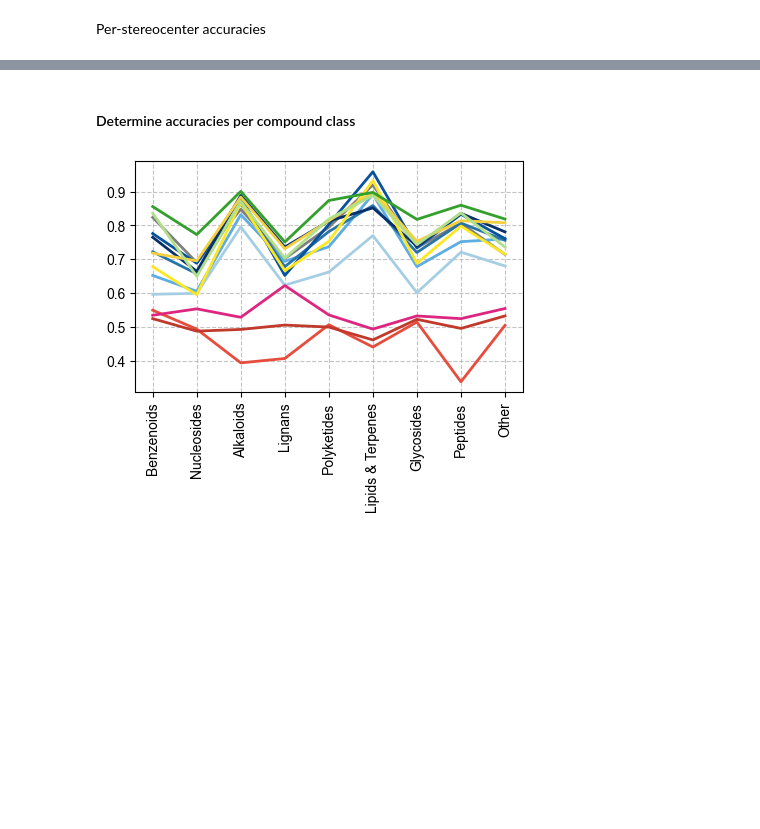
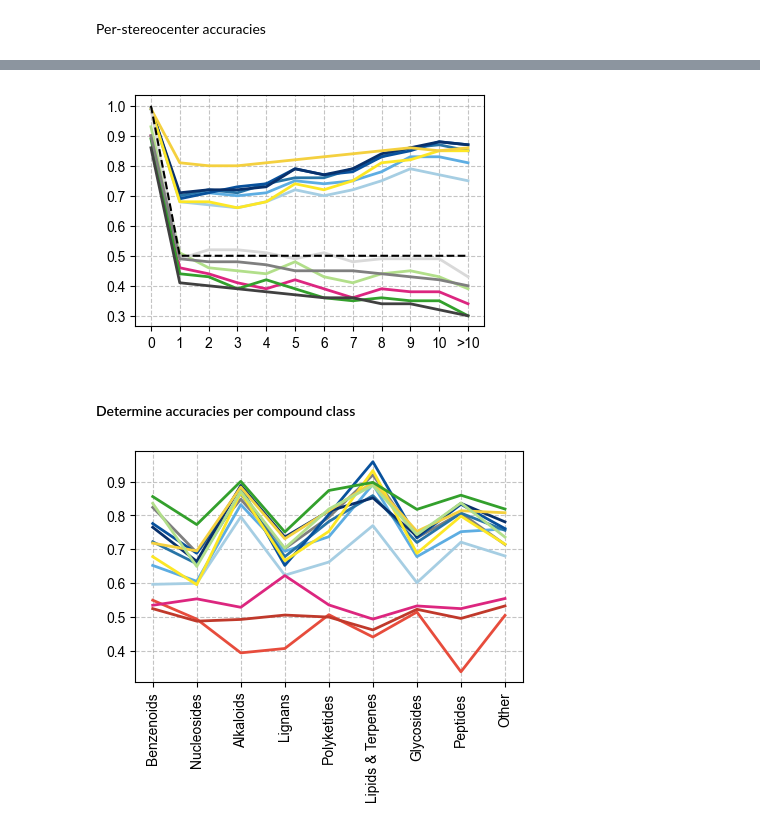
Before and after one commit to markusorsi/NPstereo, a Jupyter notebook: 07-analysis.ipynb, the cells around one changed output, grey strips where cells are left out. Drawn from its saved outputs; the diff is of its cells as text; code cells hidden in the pictures; blank space fills up the shorter version.

```diff
--- a/07-analysis.ipynb
+++ b/07-analysis.ipynb
@@ -457,0 +593,15 @@ plt.savefig('plots/stereocenter_accuracies_wt.png', dpi=1200, bbox_inches='tight
+# %%
+df_not_augmented_randomized_accs = unassigned_accuracies(df_not_augmented_randomized)
+df_augmented_2x_randomized_accs = unassigned_accuracies(df_augmented_2x_randomized)
+df_augmented_5x_randomized_accs = unassigned_accuracies(df_augmented_5x_randomized)
+df_augmented_10x_randomized_accs = unassigned_accuracies(df_augmented_10x_randomized)
+df_augmented_20x_randomized_accs = unassigned_accuracies(df_augmented_20x_randomized)
+df_augmented_50x_randomized_accs = unassigned_accuracies(df_augmented_50x_randomized)
+df_mixed_augmented_randomized_accs = unassigned_accuracies(df_mixed_augmented_randomized)
+df_partial_augmented_5x_randomized_accs = unassigned_accuracies(df_partial_augmented_5x_randomized)
+df_not_augmented_scrambled_randomized_accs = unassigned_accuracies(df_not_augmented_scrambled_randomized)
+df_partial_augmented_5x_scrambled_randomized_accs = unassigned_accuracies(df_partial_augmented_5x_scrambled_randomized)
+
+df_mixed_augmented_partial_randomized_accs = unassigned_accuracies(df_mixed_augmented_partial_randomized)
+df_partial_augmented_5x_partial_randomized_accs = unassigned_accuracies(df_partial_augmented_5x_partial_randomized)
+df_partial_augmented_5x_scrambled_partial_randomized_accs = unassigned_accuracies(df_partial_augmented_5x_scrambled_partial_randomized)
@@ -458,3 +645,20 @@ plt.savefig('plots/stereocenter_accuracies_wt.png', dpi=1200, bbox_inches='tight
+# %%
+plt.figure(figsize=(4.5, 3))
+
+colors = ['#DC2680', '#A6CEE3', '#5DADE2', '#2874A6', '#08519C', '#08306B', '#FDE725', '#F4D03F', '#B2DF8A', '#33A02C', '#D9D9D9', '#7F7F7F', '#404040']
+
+for (label, df), color in zip(augmentation_dataframes_randomized.items(), colors):
+    plt.plot(df.index, df['top1_wt'], label=label, color=color, linewidth=2)
+
+x = np.arange(0, 12)
+y = [1 if _ == 0 else 0.5 for _ in x]
+plt.plot(x, y, color='black', linestyle='--', label='Random')
+
+plt.xticks(ticks=np.arange(12), labels=[0, 1, 2, 3, 4, 5, 6, 7, 8, 9, 10, '>10'])
+plt.grid(True, linestyle='--', alpha=0.75)
+plt.savefig('plots/stereocenter_accuracies_wt_randomized.png', dpi=1200, bbox_inches='tight')
+# %% [output]
+[figure, added]
 # %% [markdown]
 #### Determine accuracies per compound class
 # %%
```
Also changed, not shown: parts of 18 cells of this notebook, 3 other files.
